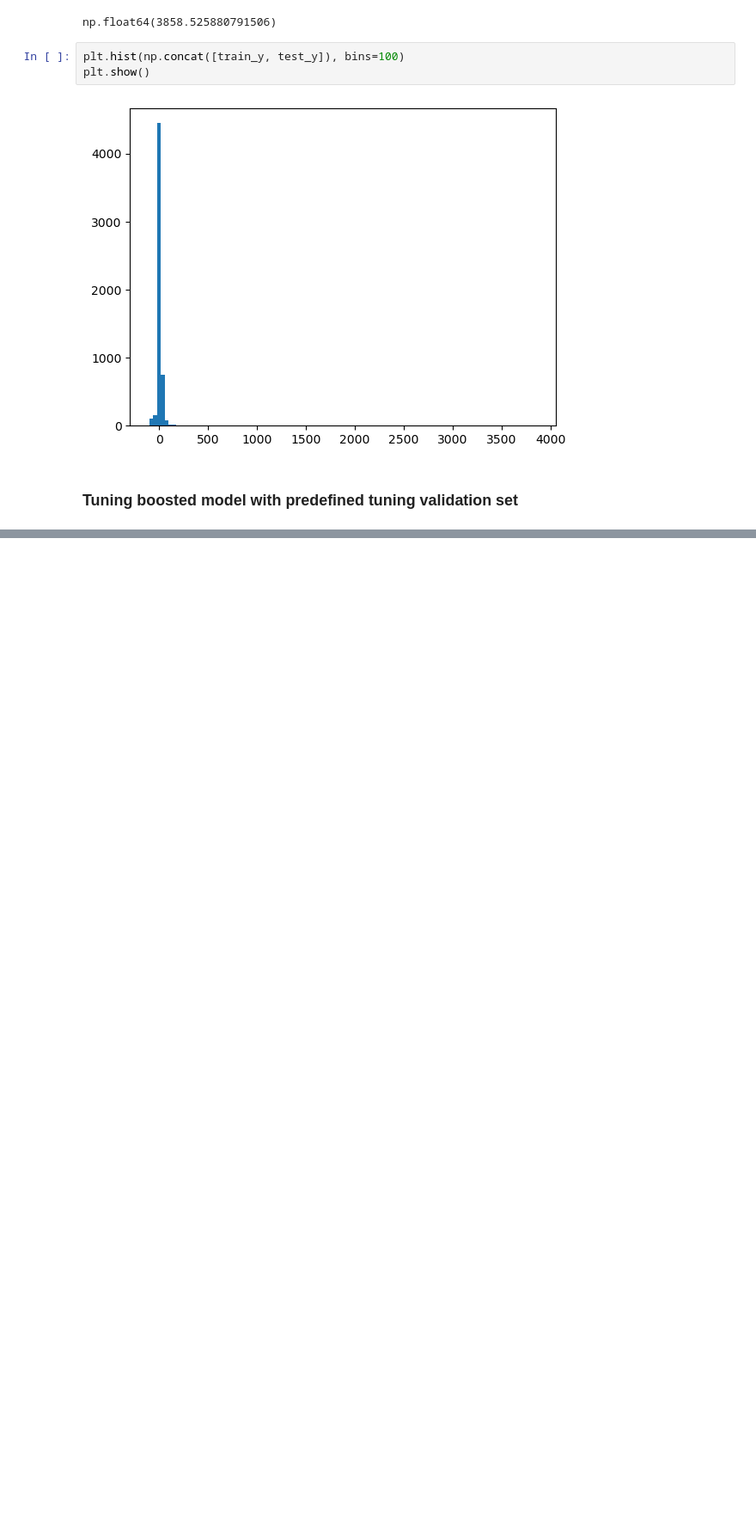
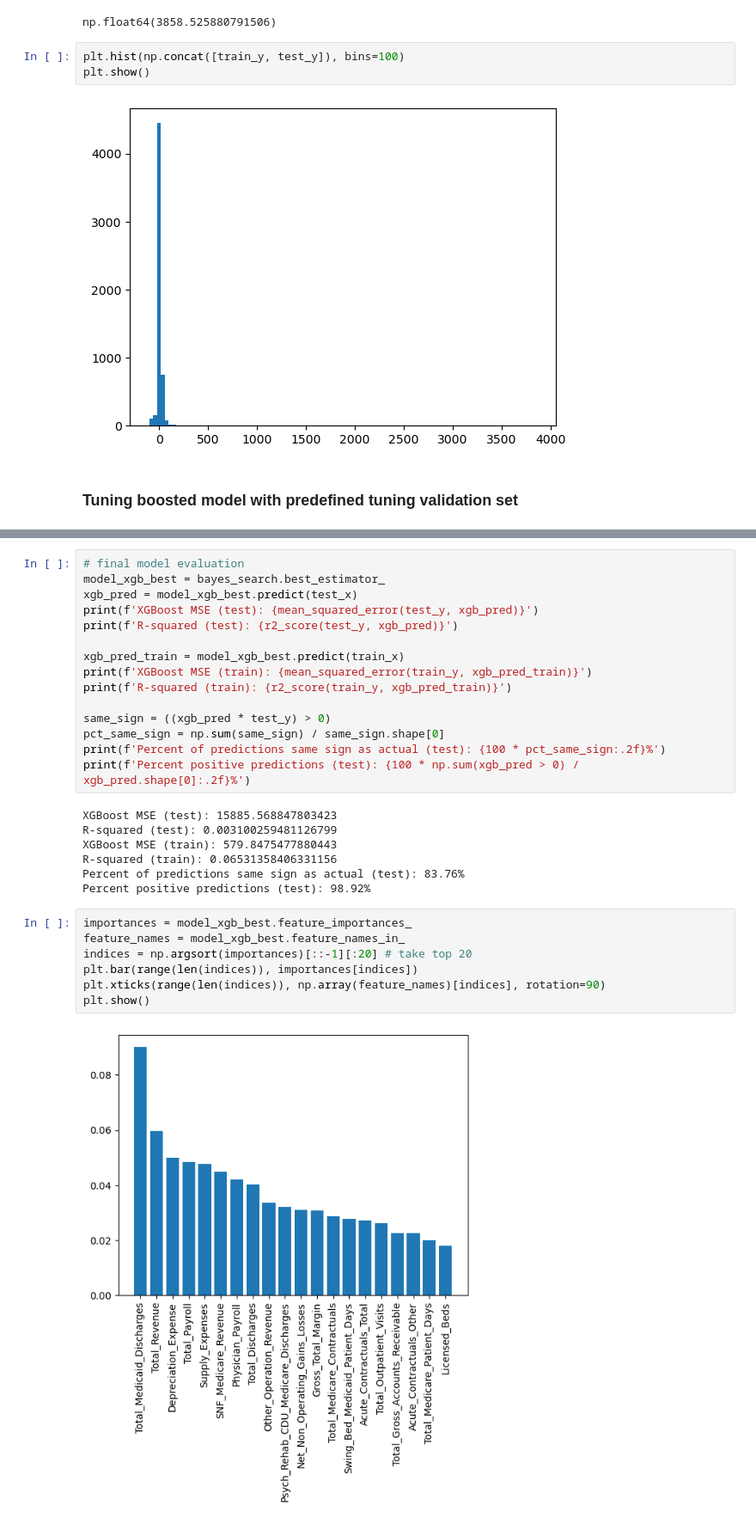
Before and after one commit to EEPayne/5322_final_project, a Jupyter notebook: tree_models.ipynb, the cells around one changed output, grey strips where cells are left out. Shown: that part at 86% size. Drawn from its saved outputs; the diff is of its cells as text; blank space fills up the shorter version.

Commit message:
Added XGBoost model with regularization tuned with bayesian search

```diff
--- a/tree_models.ipynb
+++ b/tree_models.ipynb
@@ -216,0 +273,31 @@ plt.show()
+# %%
+# final model evaluation
+model_xgb_best = bayes_search.best_estimator_
+xgb_pred = model_xgb_best.predict(test_x)
+print(f'XGBoost MSE (test): {mean_squared_error(test_y, xgb_pred)}')
+print(f'R-squared (test): {r2_score(test_y, xgb_pred)}')
+
+xgb_pred_train = model_xgb_best.predict(train_x)
+print(f'XGBoost MSE (train): {mean_squared_error(train_y, xgb_pred_train)}')
+print(f'R-squared (train): {r2_score(train_y, xgb_pred_train)}')
+
+same_sign = ((xgb_pred * test_y) > 0)
+pct_same_sign = np.sum(same_sign) / same_sign.shape[0]
+print(f'Percent of predictions same sign as actual (test): {100 * pct_same_sign:.2f}%')
+print(f'Percent positive predictions (test): {100 * np.sum(xgb_pred > 0) / xgb_pred.shape[0]:.2f}%')
+# %% [output]
+XGBoost MSE (test): 15885.568847803423
+R-squared (test): 0.003100259481126799
+XGBoost MSE (train): 579.8475477880443
+R-squared (train): 0.06531358406331156
+Percent of predictions same sign as actual (test): 83.76%
+Percent positive predictions (test): 98.92%
+# %%
+importances = model_xgb_best.feature_importances_
+feature_names = model_xgb_best.feature_names_in_
+indices = np.argsort(importances)[::-1][:20] # take top 20
+plt.bar(range(len(indices)), importances[indices])
+plt.xticks(range(len(indices)), np.array(feature_names)[indices], rotation=90)
+plt.show()
+# %% [output]
+[figure, added]
```
Also changed, not shown: parts of 9 cells of this notebook, 3 other files.
